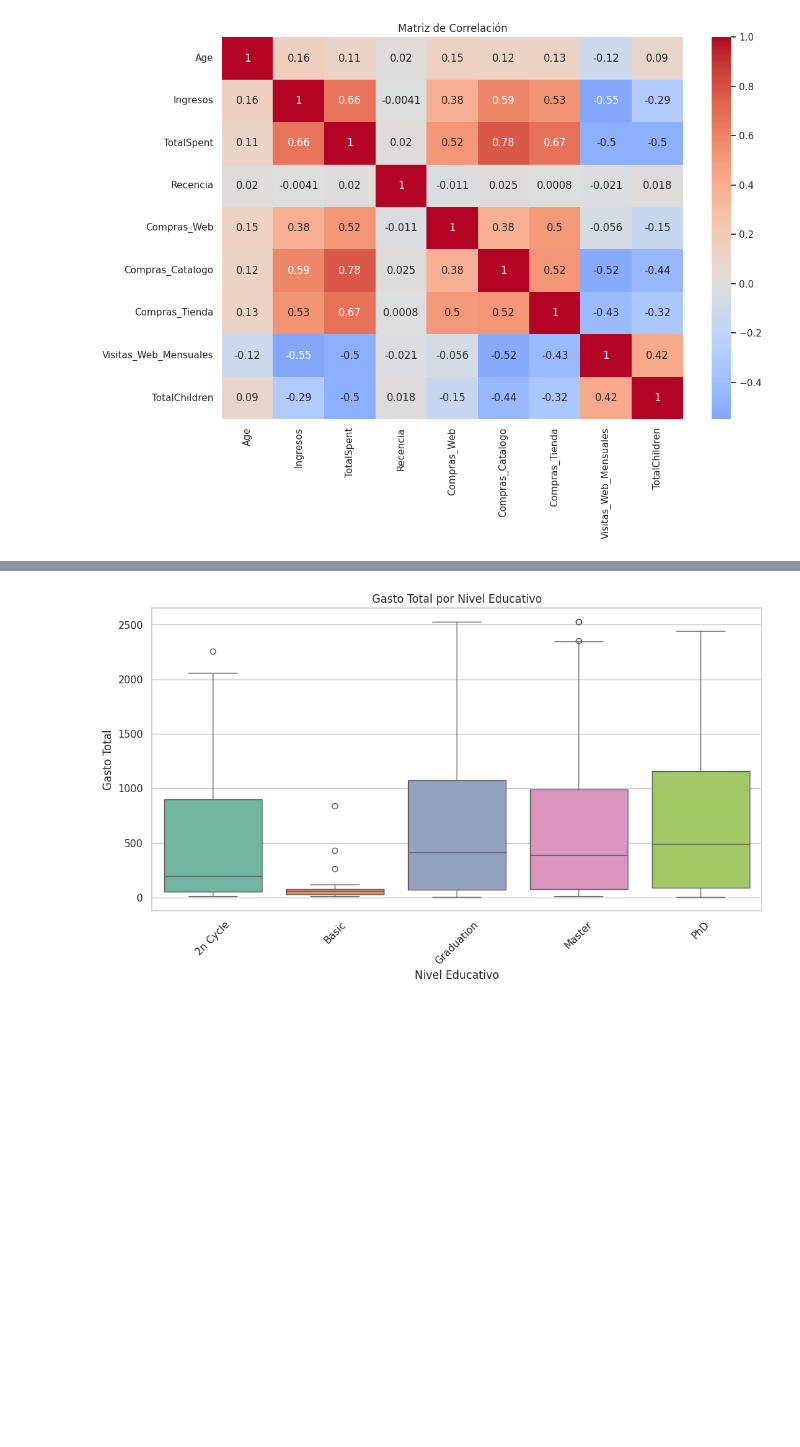
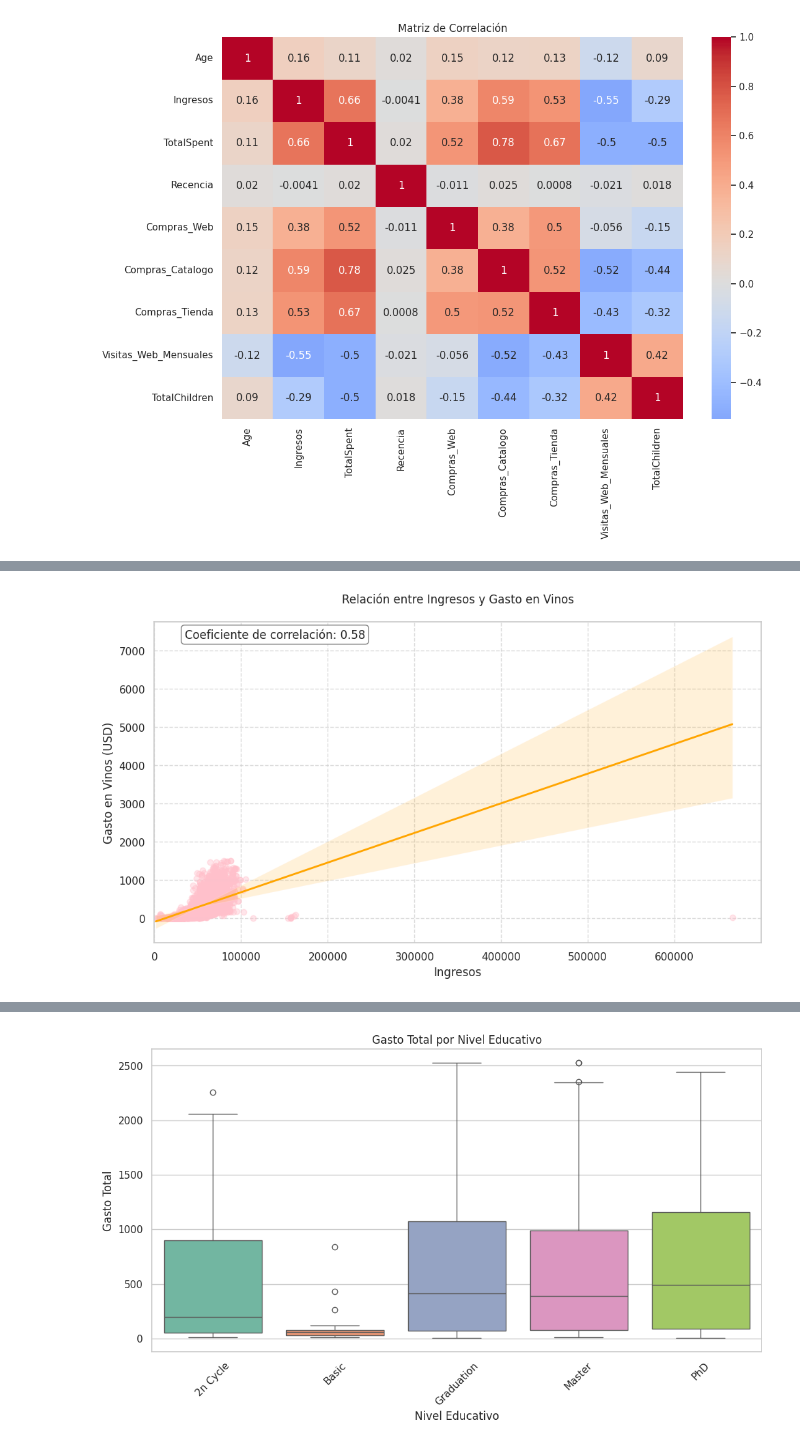
Before and after one commit to martinagonz/EvaluacionML, a Jupyter notebook: version2.ipynb, the cells around one changed output, grey strips where cells are left out. Saved outputs shown, nothing was run; the diff lists cells and outputs as text; code cells hidden in the pictures; blank space fills up the shorter version.

```diff
--- a/version2.ipynb
+++ b/version2.ipynb
@@ -425,0 +470,26 @@ plt.show()
+# %%
+plt.figure(figsize=(10, 6))
+ax = sns.regplot(x='Ingresos', y='Gasto_Vinos', data=df,
+                 scatter_kws={'alpha':0.4, 'color':'pink'},
+                 line_kws={'color':'orange', 'linewidth':2})
+
+# Calcular y mostrar coeficiente de correlación
+corr = df['Ingresos'].corr(df['Gasto_Vinos'])
+plt.annotate(f'Coeficiente de correlación: {corr:.2f}',
+             xy=(0.05, 0.95), xycoords='axes fraction',
+             bbox=dict(boxstyle="round", fc="white", ec="gray"))
+
+# Añadir etiquetas y título
+plt.title('Relación entre Ingresos y Gasto en Vinos', pad=20)
+plt.xlabel('Ingresos')
+plt.ylabel('Gasto en Vinos (USD)')
+plt.grid(True, linestyle='--', alpha=0.7)
+
+# Ajustar límites para mejor visualización (opcional)
+plt.xlim(left=0)  # Para que el eje x comience en 0
+# plt.ylim(bottom=0)  # Si es necesario
+
+plt.tight_layout()
+plt.show()
+# %% [output]
+[figure, added]
```
Also changed, not shown: parts of 5 cells of this notebook.
